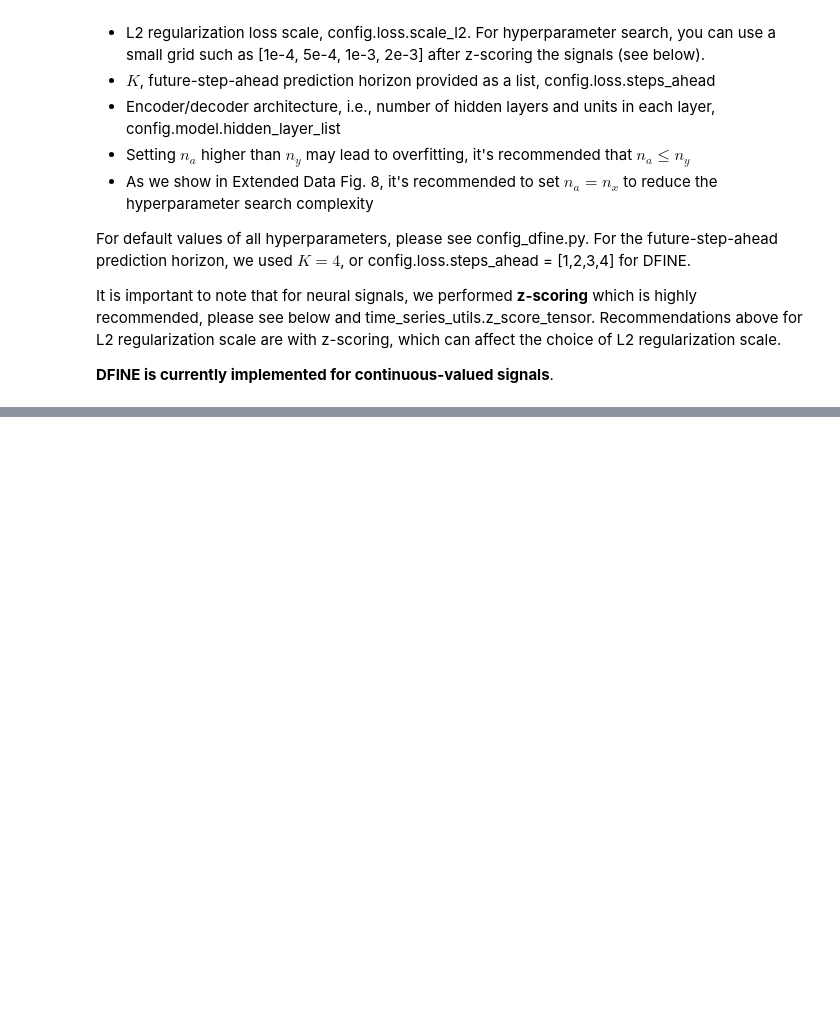
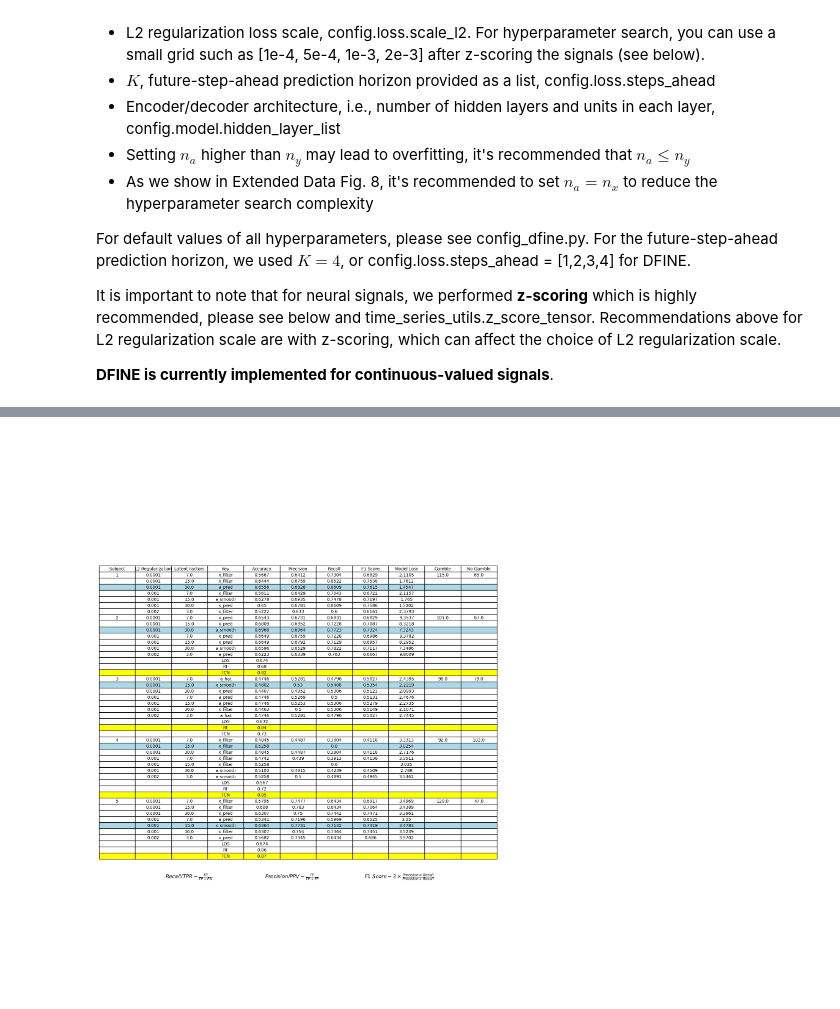
Before and after one commit to angelajmzhou/torchDFINE, a Jupyter notebook: local_tutorial.ipynb, the cells around one changed output, grey strips where cells are left out. Saved outputs shown, nothing was run; the diff lists cells and outputs as text; code cells hidden in the pictures; blank space fills up the shorter version.

```diff
--- a/local_tutorial.ipynb
+++ b/local_tutorial.ipynb
@@ -382,8 +1398,8 @@ for subj in range(1, 21):
 
                 test_data = all_latents['train'][key][trial].squeeze()[2000:3001]
 
-                g_distances = findEuclidianDist(gamble_avg, test_data)
-                ng_distances =  findEuclidianDist(no_gamble_avg, test_data)
+                g_distances = findEuclidianDist(gamble_avg, test_data,1)
+                ng_distances =  findEuclidianDist(no_gamble_avg, test_data,1)
 
                 predictions[key].append(1 if ng_distances > g_distances else 0)
 
@@ -441,0 +1756,82 @@ KeyboardInterrupt:
+# %%
+import os
+import numpy as np
+import pandas as pd
+import matplotlib.pyplot as plt
+
+gamble_list = []
+ng_list = []
+
+
+for subj in range(1, 21):
+    subj_num = f"{subj:02}"
+
+    f = h5py.File(f'GTH_data/GTH_s{subj_num}_decision_power_struct_nobs.mat', 'r')
+
+    labelsset = np.array(f["power_struct"]["beh"]["gambles"]).T
+
+    gamble_list.append(np.sum(labelsset))
+    ng_list.append(np.sum(labelsset==0))
+
+# Load CSV
+df = pd.read_csv("best_params.csv")
+df["Key"] = df["Key"].fillna(df["Classification"])
+
+best_hyper_df = df.loc[df.groupby("Subject")["Accuracy"].idxmax()]
+
+df_filtered = df[df["Latent Factors"].notna()]
+best_latent_df = df_filtered.loc[df_filtered.groupby("Subject")["Accuracy"].idxmax()]
+
+# Create highlight masks
+df["Highlight"] = df.index.isin(best_hyper_df.index)
+df["Highlight_Latent"] = df.index.isin(best_latent_df.index)
+
+highlighted = df["Highlight"].tolist()
+highlighted_latent = df["Highlight_Latent"].tolist()
+
+df_display = df.drop(columns=["Highlight", "Highlight_Latent", "Classification"])
+df_display = df_display.sort_values(by=["Subject", "L2 Regularization", "Latent Factors"])
+
+df_display = df_display.round({"Accuracy": 4, "Precision": 4, "Recall": 4, "F1 Score": 4, "Model Loss": 4})
+
+df_display.loc[~df_display["Subject"].duplicated(), "Gamble"] = df_display["Subject"].map(lambda s: gamble_list[s-1])
+df_display.loc[~df_display["Subject"].duplicated(), "No Gamble"] = df_display["Subject"].map(lambda s: ng_list[s-1])
+
+df_display["Subject"] = df_display["Subject"].mask(df_display["Subject"].duplicated(), "")
+
+# Convert NaN values to empty strings
+df_display = df_display.fillna("").head(47)
+formatted_values = df_display.astype(str).values
+
+fig, ax = plt.subplots(figsize=(14, len(df_display) * 0.5))
+ax.axis('tight')
+ax.axis('off')
+
+
+
+table = ax.table(cellText=formatted_values, colLabels=df_display.columns, cellLoc='center', loc='center')
+
+for i in range(len(df_display)):
+    if highlighted[i]:
+        for j in range(len(df_display.columns)):
+            table[(i + 1, j)].set_facecolor("yellow")
+    if highlighted_latent[i]:
+        for j in range(len(df_display.columns)):
+            table[(i + 1, j)].set_facecolor("lightblue")
+
+
+table.auto_set_font_size(False)
+table.set_fontsize(10)
+table.scale(1.2, 1.2)
+equation_y=0.2
+ax.text(0.1, equation_y, r"$Recall/TPR = \frac{TP}{TP + FN}$", fontsize=12, transform=ax.transAxes)
+ax.text(0.4, equation_y, r"$Precision/PPV = \frac{TP}{TP + FP}$", fontsize=12, transform=ax.transAxes)
+ax.text(0.7, equation_y, r"$F1 \ Score = 2 \times \frac{Precision \times Recall}{Precision + Recall}$", fontsize=12, transform=ax.transAxes)
+
+output_dir = "output"
+os.makedirs(output_dir, exist_ok=True)
+
+image_filename = os.path.join(output_dir, "param_table.png")
+plt.savefig(image_filename, bbox_inches='tight', dpi=300)
+print(f"Table image saved as {image_filename}")
+# %% [output]
@@ -441,0 +1839 @@ KeyboardInterrupt:
+[figure, added]
```
Also changed, not shown: parts of 16 cells of this notebook, 4 other files.
